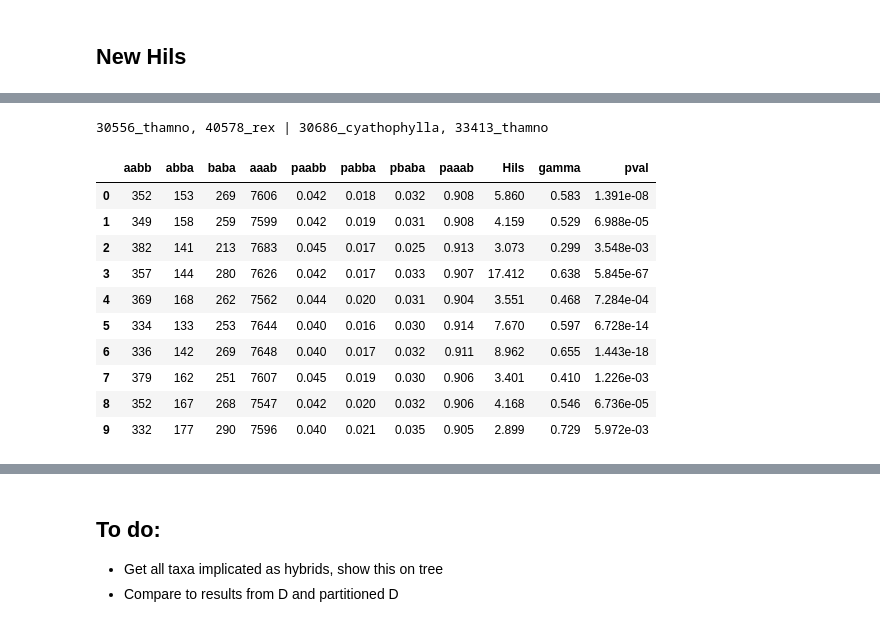
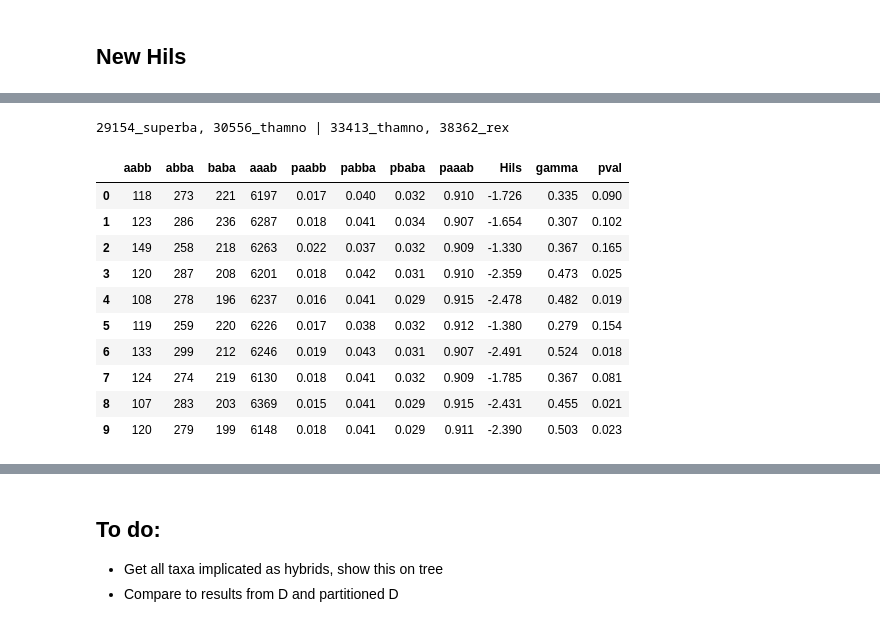
Before and after one commit to pmckenz1/quartet_proj, a Jupyter notebook: tetrad_introgression_working.ipynb, the cells around one changed output, grey strips where cells are left out. Cells and saved outputs as stored; diff of their text form; code cells hidden in the pictures.

```diff
--- a/tetrad_introgression_working.ipynb
+++ b/tetrad_introgression_working.ipynb
@@ -728,42 +681,42 @@ whichone
 # %%
 ## get H for some test across many bootstraps
-idx = 234
+idx = 22
 
 ## concat bootstrap reps
 reps = []
 for boot in range(tet.params.nboots):
     hils = Hils(tet.database.output, boot=boot, tree=ptre)
     reps.append(hils.get_h_by_idx(idx))
 bootsarr = pd.concat(reps)
 bootsarr.index = range(tet.params.nboots)
 
 ## print quartet and plot
 print "{}, {} | {}, {}".format(*[hils.sidx[idx] for idx in hils.quartets[idx]])
 toyplot.bars(
     np.histogram(bootsarr.Hils, density=True),
     width=300, height=300, xlabel="Hils");
 toyplot.bars(
     np.histogram(bootsarr.gamma, density=True),
     width=300, height=300, xlabel="gamma");
 toyplot.bars(
     np.histogram(bootsarr.pval, density=True),
     width=300, height=300, xlabel="p-value");
 
 ## show head of boots array
 bootsarr.head(10)
 # %% [output]
-30556_thamno, 40578_rex | 30686_cyathophylla, 33413_thamno
+29154_superba, 30556_thamno | 33413_thamno, 38362_rex
 |  | aabb | abba | baba | aaab | paabb | pabba | pbaba | paaab | Hils | gamma | pval |
-| 0 | 352 | 153 | 269 | 7606 | 0.042 | 0.018 | 0.032 | 0.908 | 5.860 | 0.583 | 1.391e-08 |
-| 1 | 349 | 158 | 259 | 7599 | 0.042 | 0.019 | 0.031 | 0.908 | 4.159 | 0.529 | 6.988e-05 |
-| 2 | 382 | 141 | 213 | 7683 | 0.045 | 0.017 | 0.025 | 0.913 | 3.073 | 0.299 | 3.548e-03 |
-| 3 | 357 | 144 | 280 | 7626 | 0.042 | 0.017 | 0.033 | 0.907 | 17.412 | 0.638 | 5.845e-67 |
-| 4 | 369 | 168 | 262 | 7562 | 0.044 | 0.020 | 0.031 | 0.904 | 3.551 | 0.468 | 7.284e-04 |
-| 5 | 334 | 133 | 253 | 7644 | 0.040 | 0.016 | 0.030 | 0.914 | 7.670 | 0.597 | 6.728e-14 |
-| 6 | 336 | 142 | 269 | 7648 | 0.040 | 0.017 | 0.032 | 0.911 | 8.962 | 0.655 | 1.443e-18 |
-| 7 | 379 | 162 | 251 | 7607 | 0.045 | 0.019 | 0.030 | 0.906 | 3.401 | 0.410 | 1.226e-03 |
-| 8 | 352 | 167 | 268 | 7547 | 0.042 | 0.020 | 0.032 | 0.906 | 4.168 | 0.546 | 6.736e-05 |
-| 9 | 332 | 177 | 290 | 7596 | 0.040 | 0.021 | 0.035 | 0.905 | 2.899 | 0.729 | 5.972e-03 |
+| 0 | 118 | 273 | 221 | 6197 | 0.017 | 0.040 | 0.032 | 0.910 | -1.726 | 0.335 | 0.090 |
+| 1 | 123 | 286 | 236 | 6287 | 0.018 | 0.041 | 0.034 | 0.907 | -1.654 | 0.307 | 0.102 |
+| 2 | 149 | 258 | 218 | 6263 | 0.022 | 0.037 | 0.032 | 0.909 | -1.330 | 0.367 | 0.165 |
+| 3 | 120 | 287 | 208 | 6201 | 0.018 | 0.042 | 0.031 | 0.910 | -2.359 | 0.473 | 0.025 |
+| 4 | 108 | 278 | 196 | 6237 | 0.016 | 0.041 | 0.029 | 0.915 | -2.478 | 0.482 | 0.019 |
+| 5 | 119 | 259 | 220 | 6226 | 0.017 | 0.038 | 0.032 | 0.912 | -1.380 | 0.279 | 0.154 |
+| 6 | 133 | 299 | 212 | 6246 | 0.019 | 0.043 | 0.031 | 0.907 | -2.491 | 0.524 | 0.018 |
+| 7 | 124 | 274 | 219 | 6130 | 0.018 | 0.041 | 0.032 | 0.909 | -1.785 | 0.367 | 0.081 |
+| 8 | 107 | 283 | 203 | 6369 | 0.015 | 0.041 | 0.029 | 0.915 | -2.431 | 0.455 | 0.021 |
+| 9 | 120 | 279 | 199 | 6148 | 0.018 | 0.041 | 0.029 | 0.911 | -2.390 | 0.503 | 0.023 |
 [interactive output not drawn]
 [interactive output not drawn]
 [interactive output not drawn]
```
Also changed, not shown: parts of 36 cells of this notebook, 12 other files.
